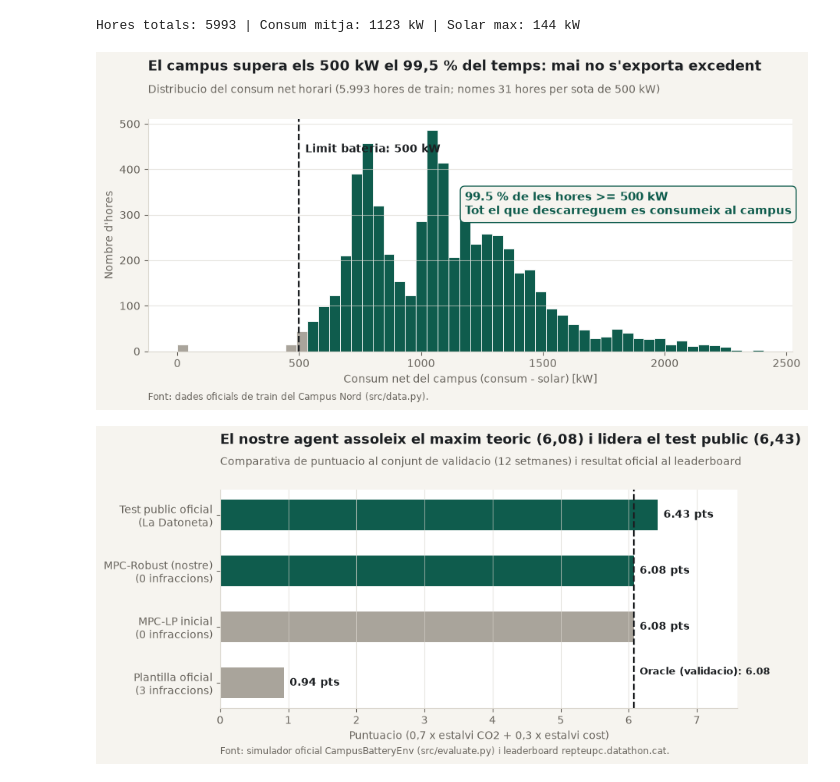
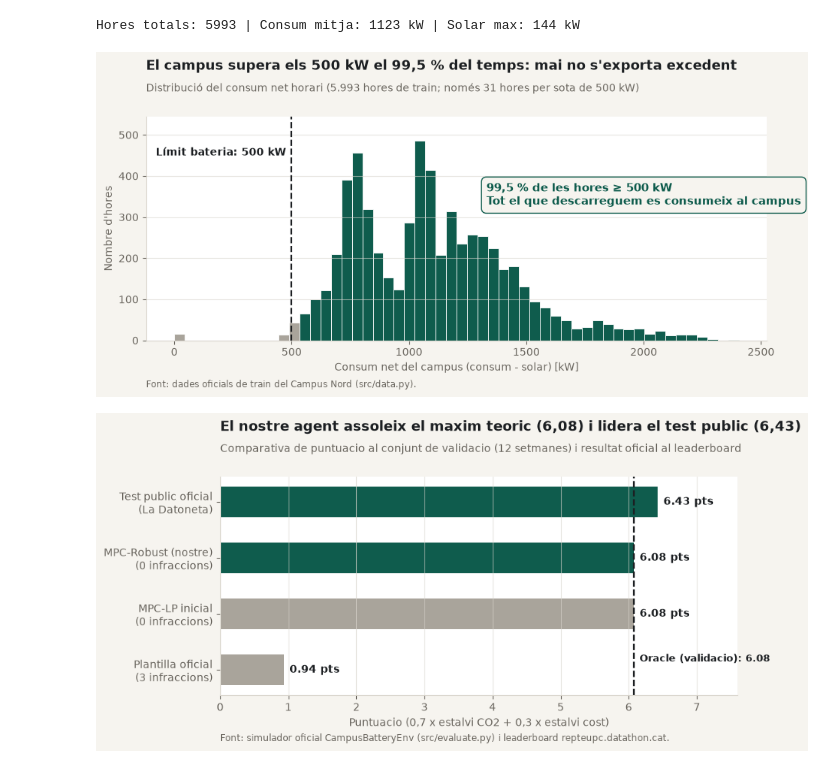
Before and after one commit to adridece/datathon-bateria-equip, a Jupyter notebook: notebooks/01_eda.ipynb, the cells around one changed output. Drawn from its saved outputs; the diff is of its cells as text; code cells hidden in the pictures.

Commit message:
Millora posicio de les etiquetes al grafic de consum net

```diff
--- a/notebooks/01_eda.ipynb
+++ b/notebooks/01_eda.ipynb
@@ -60,35 +60,40 @@ Hores totals: 5993 | Consum mitja: 1123 kW | Solar max: 144 kW
 # %%
 # Grafic 1 (Diapositiva 2): Consum net > 500 kW el 99,5 % de les hores
 pct_above = (df['net_kw'] >= 500).mean() * 100
 hours_below = int((df['net_kw'] < 500).sum())
 
 fig, ax = plt.subplots(figsize=(9.5, 4.8))
 fig.subplots_adjust(left=0.09, right=0.96, top=0.78, bottom=0.16)
 
 bins = np.linspace(0, df['net_kw'].max(), 55)
 counts, edges, patches = ax.hist(df['net_kw'], bins=bins, edgecolor=SURFACE, linewidth=0.6)
 for left, patch in zip(edges[:-1], patches):
     patch.set_facecolor(REF if left < 500 else ACCENT)
 
+ax.set_ylim(0, counts.max() * 1.12)
 ax.axvline(500, color=INK, linestyle='--', linewidth=1.6)
-ax.text(525, counts.max() * 0.90, 'Limit bateria: 500 kW', color=INK, fontsize=10, fontweight='bold')
 ax.text(
-    1180, counts.max() * 0.62,
-    f'{pct_above:.1f} % de les hores >= 500 kW\nTot el que descarreguem es consumeix al campus',
+    475, counts.max() * 0.94,
+    'Límit bateria: 500 kW',
+    ha='right', va='center', color=INK, fontsize=10, fontweight='bold'
+)
+ax.text(
+    1330, counts.max() * 0.68,
+    f'{pct_above:.1f} % de les hores ≥ 500 kW\nTot el que descarreguem es consumeix al campus'.replace('.', ','),
     color=ACCENT, fontsize=10.5, fontweight='bold',
-    bbox=dict(boxstyle='round,pad=0.4', facecolor=PAPER, edgecolor=ACCENT, linewidth=1)
+    bbox=dict(boxstyle='round,pad=0.45', facecolor=PAPER, edgecolor=ACCENT, linewidth=1)
 )
 
 ax.set_xlabel('Consum net del campus (consum - solar) [kW]')
-ax.set_ylabel('Nombre d\'hores')
-fig.text(0.09, 0.91, 'El campus supera els 500 kW el 99,5 % del temps: mai no s\'exporta excedent', fontsize=13, fontweight='bold')
-fig.text(0.09, 0.85, f'Distribucio del consum net horari ({len(df):,} hores de train; nomes {hours_below} hores per sota de 500 kW)'.replace(',', '.'), fontsize=10, color=MUTED)
+ax.set_ylabel("Nombre d'hores")
+fig.text(0.09, 0.91, "El campus supera els 500 kW el 99,5 % del temps: mai no s'exporta excedent", fontsize=13, fontweight='bold')
+fig.text(0.09, 0.85, f'Distribució del consum net horari ({len(df):,} hores de train; només {hours_below} hores per sota de 500 kW)'.replace(',', '.'), fontsize=10, color=MUTED)
 fig.text(0.09, 0.03, 'Font: dades oficials de train del Campus Nord (src/data.py).', fontsize=8.5, color=MUTED)
 
 fig.savefig(FIG_DIR / '01_consum_net_500kw.png')
 plt.show()
 # %% [output]
-[figure, old version]
+[figure, new version]
 # %%
 # Grafic 2 (Diapositiva 5): Simulacio final vs Oracle
 val_df = valid_split(df)
```
Also changed, not shown: 1 other file.
